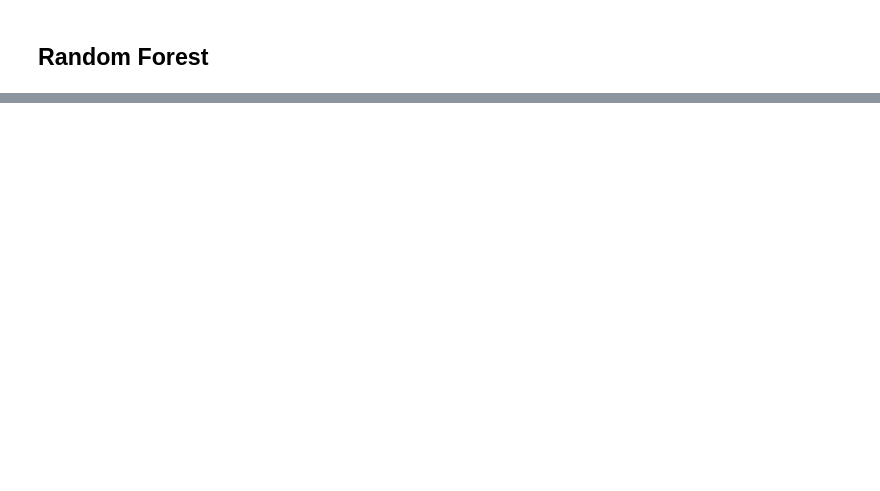
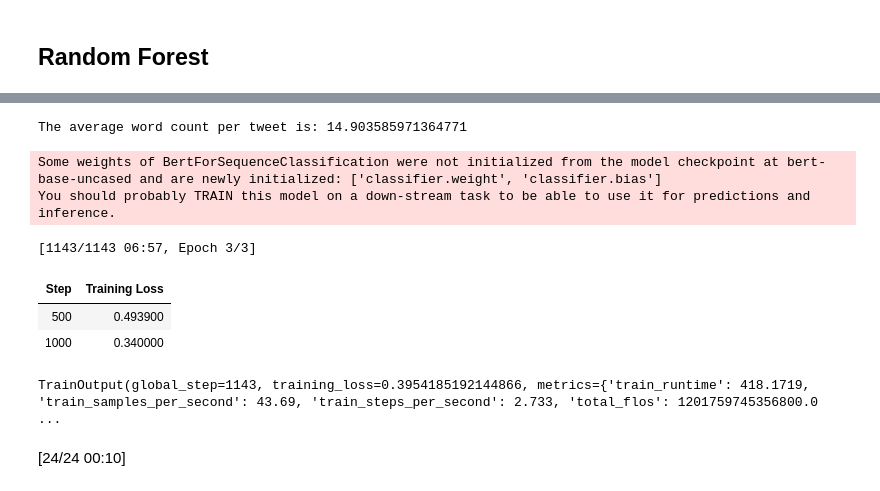
Before and after one commit to sukanyanag/Tweet-Classification-for-Disaster-Detection, a Jupyter notebook: TweetClassificationforDisasterDetection.ipynb, the cells around one changed output, grey strips where cells are left out. Drawn from its saved outputs; the diff is of its cells as text; code cells hidden in the pictures; blank space fills up the shorter version.

Commit message:
Implemented BERT

```diff
--- a/TweetClassificationforDisasterDetection.ipynb
+++ b/TweetClassificationforDisasterDetection.ipynb
@@ -299,0 +344,9 @@ Axes(0.125,0.11;0.62x0.77)
+# %%
+df_train['word_count'] = df_train['text'].apply(lambda x: len(x.split()))
+
+# Calculate the average word count
+average_word_count = df_train['word_count'].mean()
+
+print(f"The average word count per tweet is: {average_word_count}")
+# %% [output]
+The average word count per tweet is: 14.903585971364771
@@ -299,0 +374,58 @@ Axes(0.125,0.11;0.62x0.77)
+# %%
+class TweetDataset(Dataset):
+    def __init__(self, encodings, labels=None):
+        self.encodings = encodings
+        self.labels = labels
+
+    def __getitem__(self, idx):
+        item = {key: val[idx] for key, val in self.encodings.items()}
+        if self.labels is not None:
+            item['labels'] = torch.tensor(self.labels[idx])
+        return item
+
+    def __len__(self):
+        return len(self.encodings['input_ids'])
+
+# Create datasets for the new training and validation sets
+train_labels = train_df['target'].tolist()
+val_labels = val_df['target'].tolist()
+
+train_dataset = TweetDataset(encoded_train, train_labels)
+val_dataset = TweetDataset(encoded_val, val_labels)
+# %%
+model = BertForSequenceClassification.from_pretrained('bert-base-uncased', num_labels=2)
+# %% [output]
+Some weights of BertForSequenceClassification were not initialized from the model checkpoint at bert-base-uncased and are newly initialized: ['classifier.weight', 'classifier.bias']
+You should probably TRAIN this model on a down-stream task to be able to use it for predictions and inference.
+# %%
+training_args = TrainingArguments(
+    output_dir='./results',
+    num_train_epochs=3,
+    per_device_train_batch_size=16,
+    per_device_eval_batch_size=64,
+    warmup_steps=500,
+    weight_decay=0.01,
+    logging_dir='./logs'
+)
+
+# Update the Trainer with the new training dataset
+trainer = Trainer(
+    model=model,
+    args=training_args,
+    train_dataset=train_dataset,
+    eval_dataset=val_dataset
+)
+
+# Train the model
+trainer.train()
+# %% [output]
+[1143/1143 06:57, Epoch 3/3]
+| Step | Training Loss |
+| 500 | 0.493900 |
+| 1000 | 0.340000 |
+TrainOutput(global_step=1143, training_loss=0.3954185192144866, metrics={'train_runtime': 418.1719, 'train_samples_per_second': 43.69, 'train_steps_per_second': 2.733, 'total_flos': 1201759745356800.0 ...
+# %%
+# Evaluate the model
+results = trainer.evaluate()
+# %% [output]
+[24/24 00:10]
```
Also changed, not shown: parts of 14 cells of this notebook, 1 other file.
